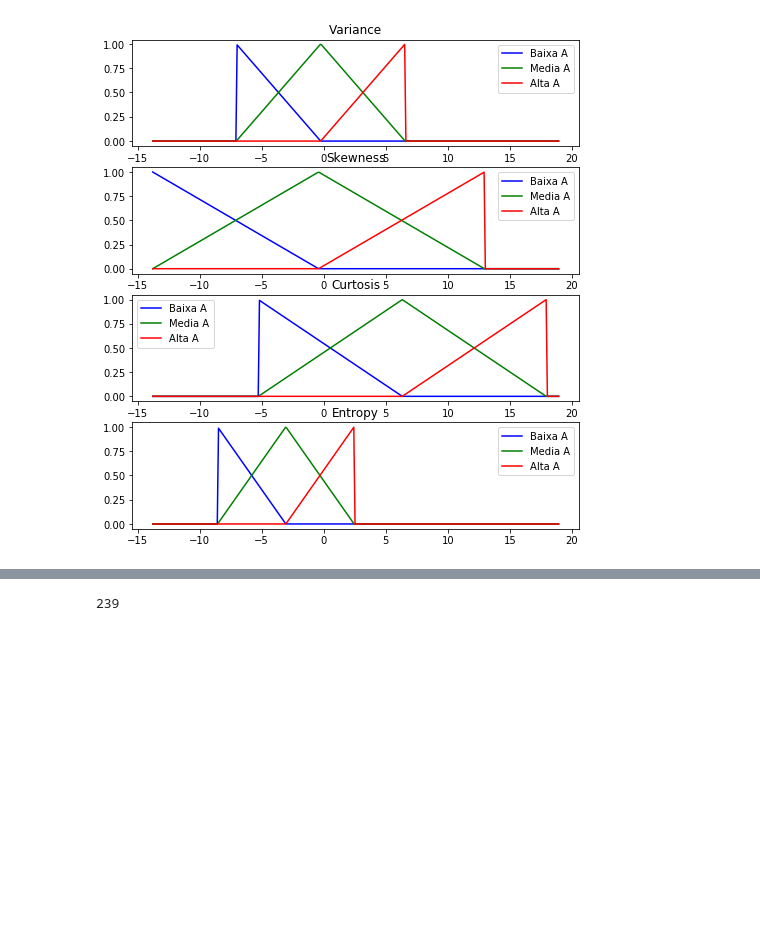
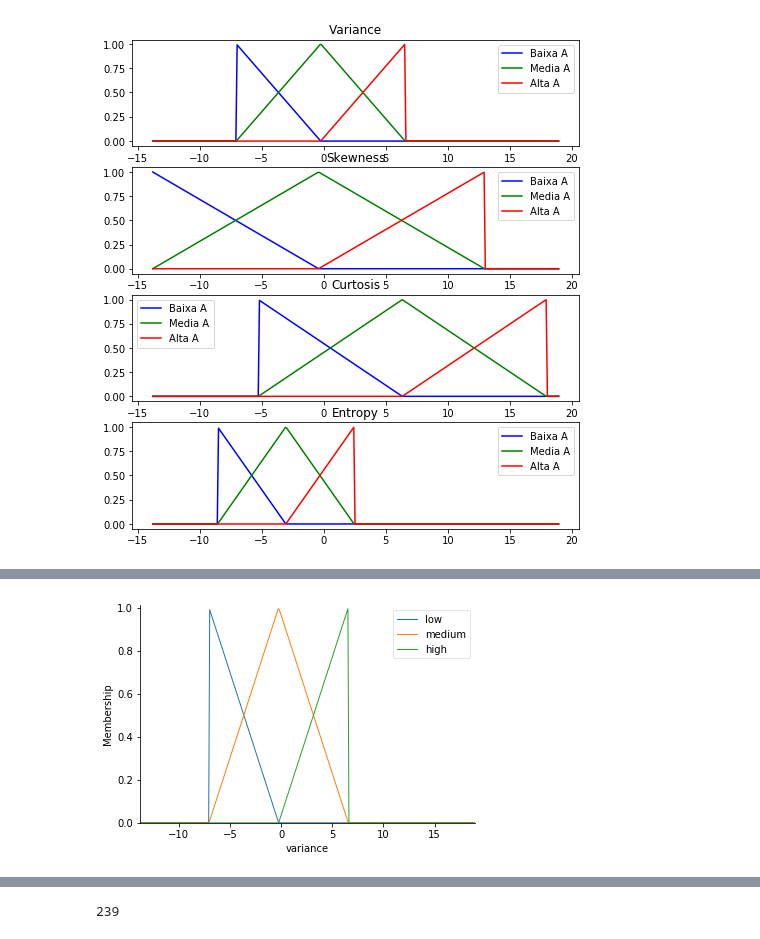
Before and after one commit to Minoro/data-science-theory, a Jupyter notebook: IA/fuzzy/Exercício de Fuzzy.ipynb, the cells around one changed output, grey strips where cells are left out. Drawn from its saved outputs; the diff is of its cells as text; code cells hidden in the pictures; blank space fills up the shorter version.

```diff
--- a/IA/fuzzy/Exercício de Fuzzy.ipynb
+++ b/IA/fuzzy/Exercício de Fuzzy.ipynb
@@ -379 +401,32 @@ print(rules)
 {'medium_medium_low_medium': '1', 'medium_medium_medium_high': '1', 'medium_high_low_medium': '0', 'high_medium_medium_high': '0', 'high_high_low_medium': '0', 'medium_medium_medium_medium': '0', 'med ...
+# %%
+# print(x_variance_data)
+import numpy as np
+import skfuzzy as fuzz
+from skfuzzy import control as ctrl
+
+# [variance_f, skewness_f, curtosis_f, entropy_f]
+# New Antecedent/Consequent objects hold universe variables and membership
+# functions
+variance_ant = ctrl.Antecedent(x_variance_data, 'variance')
+skewness_ant = ctrl.Antecedent(x_skewness_data, 'skewness')
+curtosis_ant = ctrl.Antecedent(x_curtosis_data, 'curtosis')
+entropy_ant = ctrl.Antecedent(x_entropy_data, 'entropy')
+
+
+cls = ctrl.Consequent(np.arange(0, 2, 1), 'cls')
+cls['a'] = fuzz.trimf(cls.universe, [0, 0, 0])
+cls['b'] = fuzz.trimf(cls.universe, [1, 1, 1])
+
+antecedents = [variance_ant, skewness_ant, curtosis_ant, entropy_ant]
+activation_functions = [variance_f, skewness_f, curtosis_f, entropy_f]
+
+#passa as funções de ativação para os antecedentes
+for antecerent, f in zip(antecedents, activation_functions):
+    for activation in f:
+        antecerent[activation] = f[activation]
+
+
+variance_ant.view()
+# %% [output]
+[figure, added]
```
Also changed, not shown: parts of 2 cells of this notebook, 1 other file.
